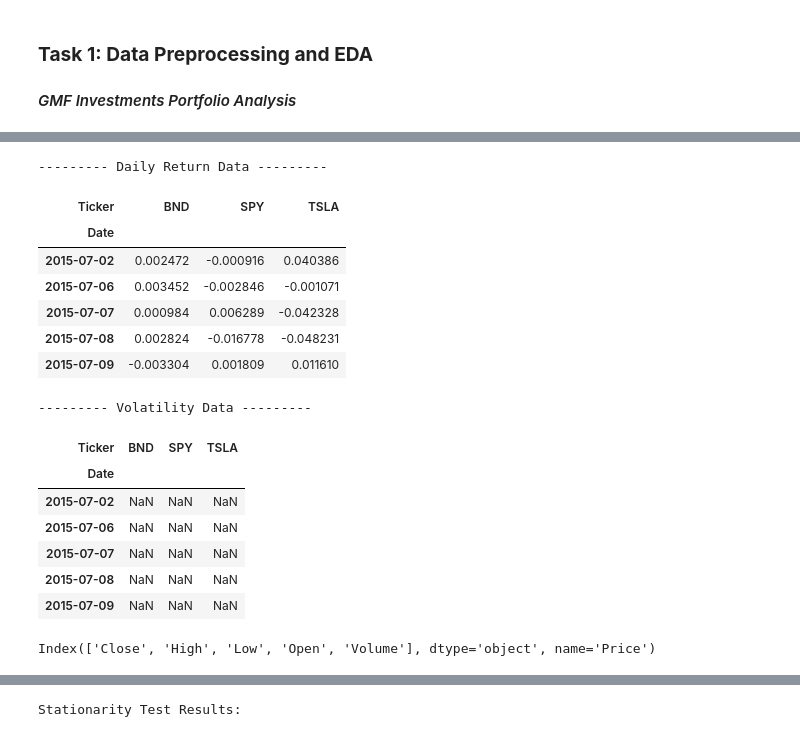
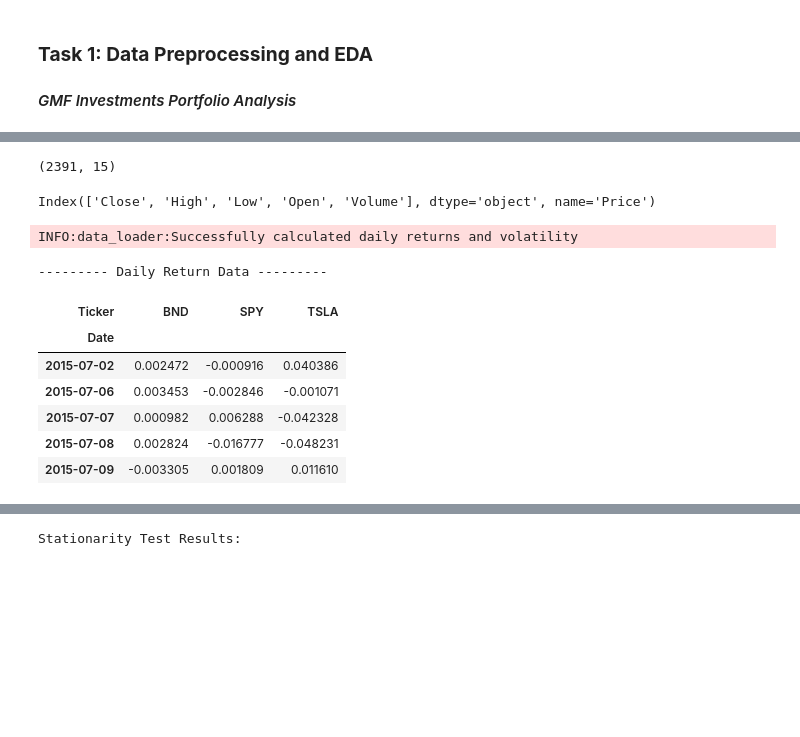
Before and after one commit to Jonepeter/Time-Series-Portfolio-Opt, a Jupyter notebook: notebooks/1_eda.ipynb, the cells around one changed output, grey strips where cells are left out. Cells and saved outputs as stored; diff of their text form; code cells hidden in the pictures; blank space fills up the shorter version.

```diff
--- a/notebooks/1_eda.ipynb
+++ b/notebooks/1_eda.ipynb
@@ -68,31 +46,26 @@ price
-# %%
-processed_data = loader.preprocess_data(raw_data)
-# returns_data = loader.get_combined_returns(processed_data)
-daily_return, volatility = loader.preprocess_data(raw_data)
-print('--------- Daily Return Data ---------')
-display(daily_return.head())
-print('\n--------- Volatility Data ---------')
-display(volatility.head())
-# print(f"Date range: {returns_data.index[0]} to {returns_data.index[-1]}")
-# %% [output]
---------- Daily Return Data ---------
-| Ticker | BND | SPY | TSLA |
-| Date |  |  |  |
-| 2015-07-02 | 0.002472 | -0.000916 | 0.040386 |
-| 2015-07-06 | 0.003452 | -0.002846 | -0.001071 |
-| 2015-07-07 | 0.000984 | 0.006289 | -0.042328 |
-| 2015-07-08 | 0.002824 | -0.016778 | -0.048231 |
-| 2015-07-09 | -0.003304 | 0.001809 | 0.011610 |
---------- Volatility Data ---------
-| Ticker | BND | SPY | TSLA |
-| Date |  |  |  |
-| 2015-07-02 | NaN | NaN | NaN |
-| 2015-07-06 | NaN | NaN | NaN |
-| 2015-07-07 | NaN | NaN | NaN |
-| 2015-07-08 | NaN | NaN | NaN |
-| 2015-07-09 | NaN | NaN | NaN |
-# %%
-raw_data.columns.levels[0]
-# %% [output]
-Index(['Close', 'High', 'Low', 'Open', 'Volume'], dtype='object', name='Price')
+# %%
+# Show the shape of the raw data
+raw_data.shape
+# %% [output]
+(2391, 15)
+# %%
+# Basic column names for each assets
+raw_data.columns.levels[0]
+# %% [output]
+Index(['Close', 'High', 'Low', 'Open', 'Volume'], dtype='object', name='Price')
+# %%
+# Calculating daily returns of assets
+daily_return, volatility = loader.calculate(raw_data)
+print('--------- Daily Return Data ---------')
+display(daily_return.head())
+# %% [output]
+INFO:data_loader:Successfully calculated daily returns and volatility
+--------- Daily Return Data ---------
+| Ticker | BND | SPY | TSLA |
+| Date |  |  |  |
+| 2015-07-02 | 0.002472 | -0.000916 | 0.040386 |
+| 2015-07-06 | 0.003453 | -0.002846 | -0.001071 |
+| 2015-07-07 | 0.000982 | 0.006288 | -0.042328 |
+| 2015-07-08 | 0.002824 | -0.016777 | -0.048231 |
+| 2015-07-09 | -0.003305 | 0.001809 | 0.011610 |
 # %%
```
Also changed, not shown: parts of 15 cells of this notebook.
